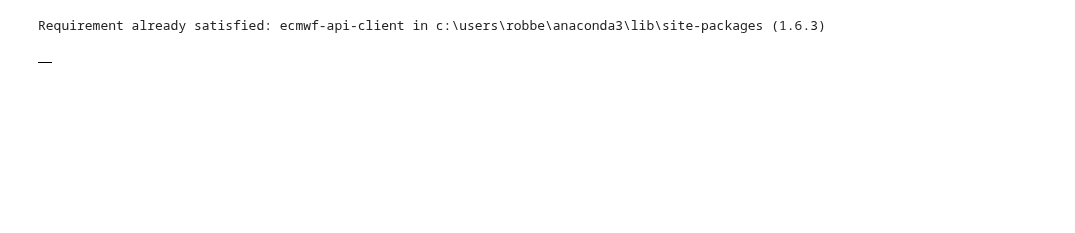
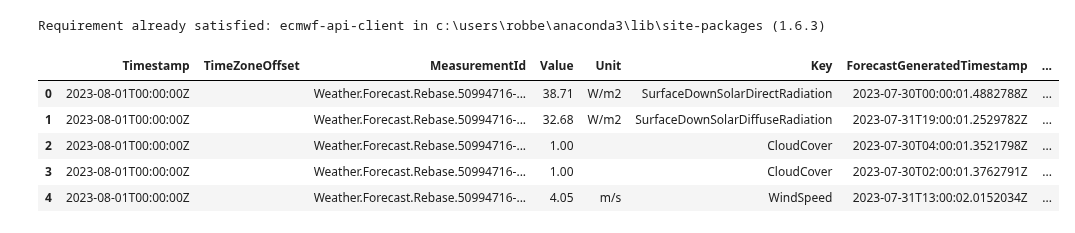
Before and after one commit to RobbeVDE/SolNet-2, a Jupyter notebook: Data/RebaseData.ipynb, the cells around one changed output. Saved outputs shown, nothing was run; the diff lists cells and outputs as text; code cells hidden in the pictures; blank space fills up the shorter version.

```diff
--- a/Data/RebaseData.ipynb
+++ b/Data/RebaseData.ipynb
@@ -13,22 +13,27 @@ Requirement already satisfied: ecmwf-api-client in c:\users\robbe\anaconda3\lib\
 # %%
 url = "https://api.energyville.be/smarthordc/v1/"
 source = 'Weather.Forecast.Rebase'
 params = {
-    'start': '2020-08-01T00:00:00Z',
-    'end': '2020-08-31T00:00:00Z',
+    'start': '2023-08-01T00:00:00Z',
+    'end': '2023-08-31T00:00:00Z',
     'keys': ['Temperature', 'CloudCover', 'SolarDownwardRadiation', 'SurfaceDownSolarDiffuseRadiation', 'SurfaceDownSolarDirectRadiation', 'WindSpeed', 'RelativeHumidity']
 }
 body = {
     "Location": ["EnergyVille 1, BE"]
 }
 headers = {
     'Ocp-Apim-Subscription-Key': '1e3353b6342142cd96b61451416bd9cb',
 }
 response = requests.post(f'{url}/api/sources/{source}/timeseries?', headers=headers, params=params, json=body)
 df = pd.DataFrame(json.loads(response.text))
 df.head()
 # %% [output]
-|  |
+|  | Timestamp | TimeZoneOffset | MeasurementId | Value | Unit | Key | ForecastGeneratedTimestamp | ... |
+| 0 | 2023-08-01T00:00:00Z |  | Weather.Forecast.Rebase.50994716-... | 38.71 | W/m2 | SurfaceDownSolarDirectRadiation | 2023-07-30T00:00:01.4882788Z | ... |
+| 1 | 2023-08-01T00:00:00Z |  | Weather.Forecast.Rebase.50994716-... | 32.68 | W/m2 | SurfaceDownSolarDiffuseRadiation | 2023-07-31T19:00:01.2529782Z | ... |
+| 2 | 2023-08-01T00:00:00Z |  | Weather.Forecast.Rebase.50994716-... | 1.00 |  | CloudCover | 2023-07-30T04:00:01.3521798Z | ... |
+| 3 | 2023-08-01T00:00:00Z |  | Weather.Forecast.Rebase.50994716-... | 1.00 |  | CloudCover | 2023-07-30T02:00:01.3762791Z | ... |
+| 4 | 2023-08-01T00:00:00Z |  | Weather.Forecast.Rebase.50994716-... | 4.05 | m/s | WindSpeed | 2023-07-31T13:00:02.0152034Z | ... |
 # %%
 #Only use the forecast at 11 o clock
 # Convert ForecastGeneratedTimestamp to datetime if it's not already in datetime format
```
Also changed, not shown: parts of 5 cells of this notebook, 21 other files.
